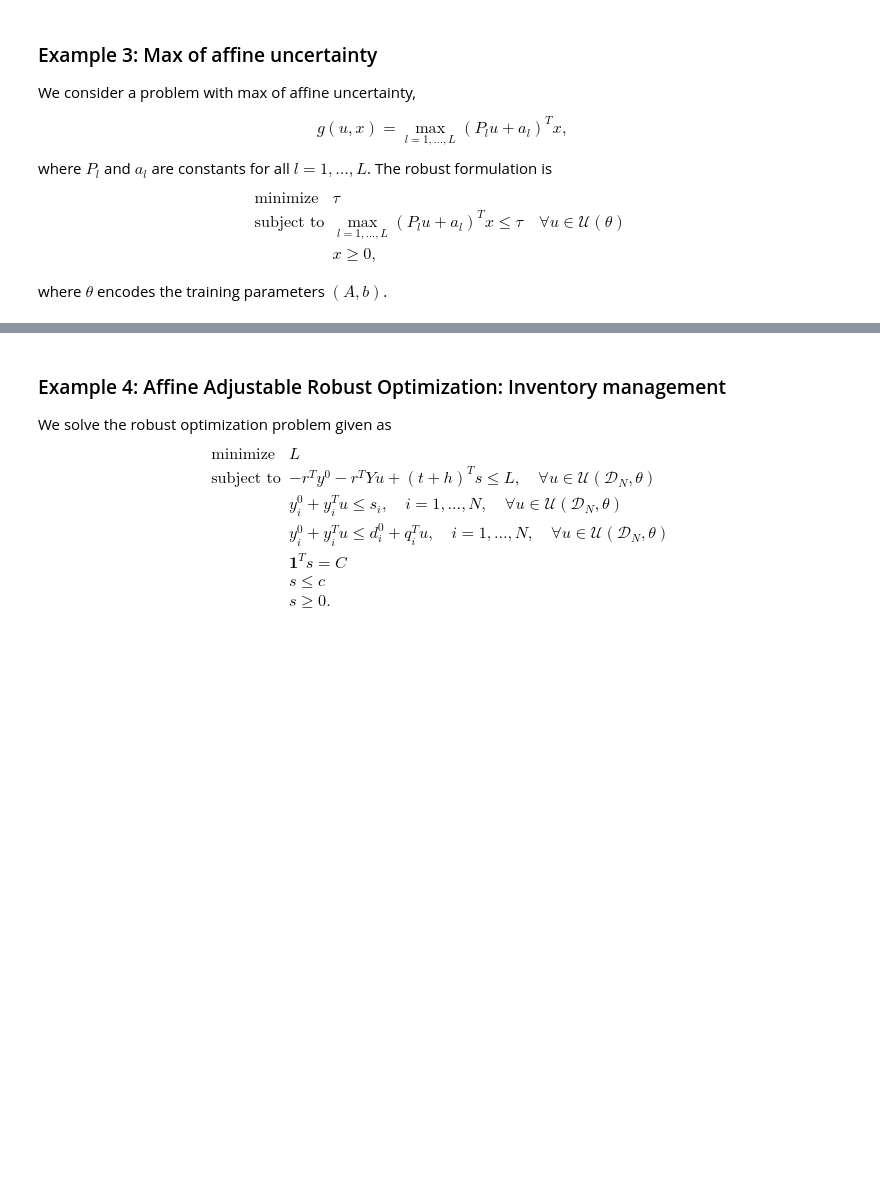
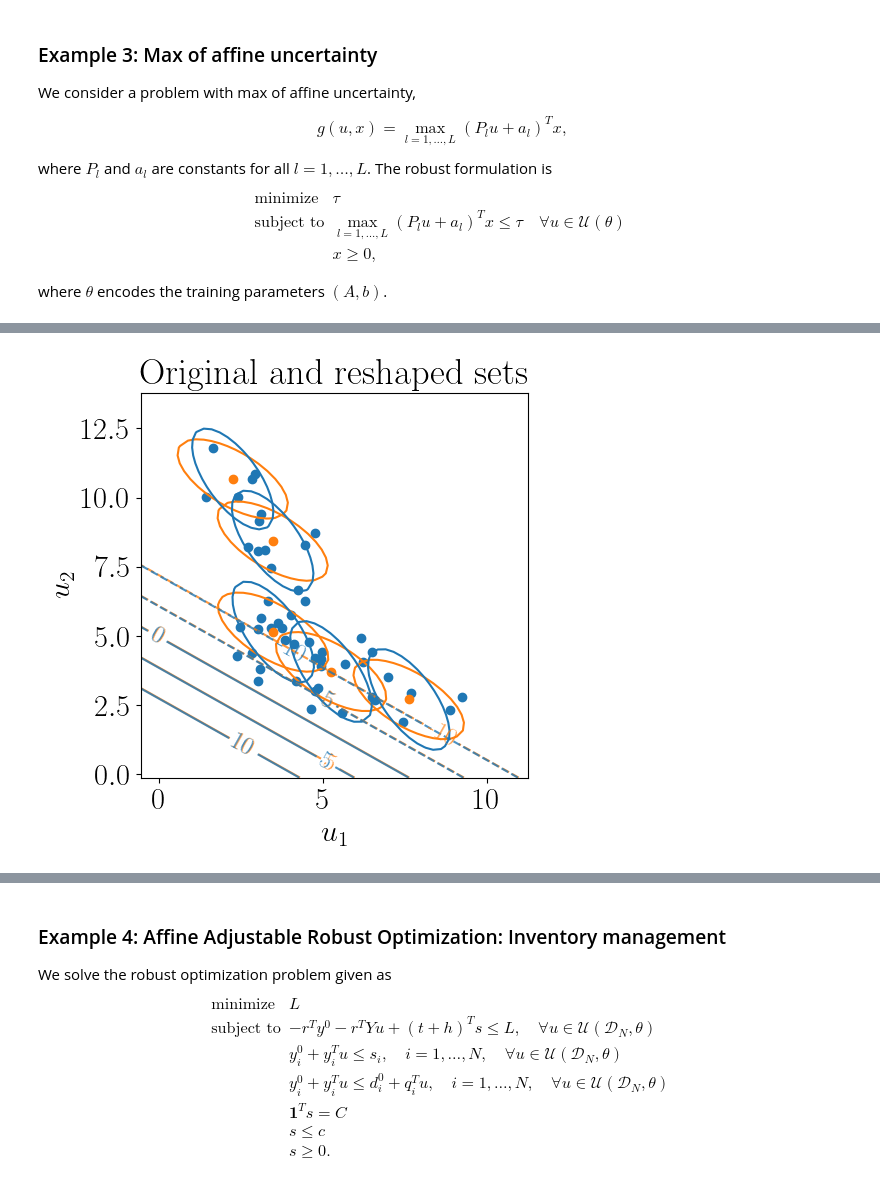
Before and after one commit to stellatogrp/lropt, a Jupyter notebook: examples/experiments/tutorial_learning.ipynb, the cells around one changed output, grey strips where cells are left out. Drawn from its saved outputs; the diff is of its cells as text; code cells hidden in the pictures; blank space fills up the shorter version.

```diff
--- a/examples/experiments/tutorial_learning.ipynb
+++ b/examples/experiments/tutorial_learning.ipynb
@@ -475,0 +477,80 @@ x_opt_learned,x_opt_base,t_learned, t_base
+# %%
+def fmt(x):
+    s = f"{x:.1f}"
+    if s.endswith("0"):
+        s = f"{x:.0f}"
+    return rf"{s}" if plt.rcParams["text.usetex"] else f"{s}"
+
+plt.figure(figsize=(5, 5))
+num_p = 50
+offset = 2
+x_min, x_max = np.min(data[:,0]) - offset, np.max(data[:,0]) + offset
+y_min, y_max = np.min(data[:,1]) - offset, np.max(data[:,1]) + offset
+X = np.linspace(x_min,x_max,num_p)
+Y = np.linspace(y_min,y_max,num_p)
+x,y = np.meshgrid(X,Y)
+# Z values as a matrix
+fin_set = {}
+init_set = {}
+for k_ind in range(K):
+    fin_set[k_ind] = np.zeros((num_p,num_p))
+for k_ind in range(K):
+    init_set[k_ind] = np.zeros((num_p,num_p))
+
+# init_set = np.zeros((num_p,num_p))
+g_level_learned = np.zeros((num_p,num_p))
+g_level_base = np.zeros((num_p,num_p))
+
+# # Populate Z Values (a 7x7 matrix) - For a circle x^2+y^2=z
+# for i in range(num_p):
+#     for j in range(num_p):
+#         u_vec = [x[i,j], y[i,j]]
+#         fin_set[i,j] = np.linalg.norm(A_fin@ u_vec  + b_fin)
+#         init_set[i,j] = np.linalg.norm(init@ u_vec + init_b)
+#         g_level_learned[i,j] = np.maximum(k @ x_opt_learned - p @ x_opt_learned, k @ x_opt_learned - p @ u_vec)
+#         g_level_base[i,j] = np.maximum(k @ x_opt_base - p @ x_opt_base, k @ x_opt_base - p @ u_vec)
+
+# Populate Z Values (a 7x7 matrix) - For a circle x^2+y^2=z
+for i in range(num_p):
+    for j in range(num_p):
+        u_vec = [x[i,j], y[i,j]]
+        for k_ind in range(K):
+            fin_set[k_ind][i,j] = np.linalg.norm(A_fin[k_ind*n:(k_ind+1)*n, 0:n]@ u_vec  - A_fin[k_ind*n:(k_ind+1)*n, 0:n]@u.uncertainty_set.Dbar[k_ind])
+
+        for k_ind in range(K):
+            init_set[k_ind][i,j] = np.linalg.norm(result3.A[k_ind*n:(k_ind+1)*n, 0:n]@ u_vec  - result3.A[k_ind*n:(k_ind+1)*n, 0:n]@u.uncertainty_set.Dbar[k_ind])
+        # init_set[i,j] = np.linalg.norm(init@ u_vec - init@np.mean(data, axis = 0))
+        g_level_learned[i,j] = np.maximum(k @ x_opt_learned - p @ x_opt_learned, k @ x_opt_learned - p @ u_vec)
+        g_level_base[i,j] = np.maximum(k @ x_opt_base - p @ x_opt_base, k @ x_opt_base - p @ u_vec)
+
+
+plt.title("Original and reshaped sets")
+# Set x axis label for the contour plot
+plt.xlabel(r"$u_1$")
+# Set y axis label for the contour plot
+import seaborn as sns
+plt.ylabel(r"$u_2$")
+# plt.ylim(-20,40)
+# plt.xlim(-20,40)
+for k_ind in range(K):
+    plt.contour(x,y,fin_set[k_ind], [1], colors = ["tab:orange"])
+for k_ind in range(K):
+    plt.contour(x,y,init_set[k_ind], [1], colors = ["tab:blue"])
+
+# plt.contour(x,y,init_set, [1], colors = ["tab:blue"])
+# plt.pcolormesh(g_level_learned, alpha = 0.5)
+# plt.pcolormesh(g_level_base, alpha = 0.5)
+# plt.contour(x,y,g_level_learned, [t_learned], colors = ["tab:orange"], labels = [-1])
+# plt.contour(x,y,g_level_base, [t_base], colors = ["tab:blue"])
+
+a = plt.contour(x,y,g_level_learned, np.arange(-10,12,5), colors = ["tab:orange"], alpha = 0.8)
+b = plt.contour(x,y,g_level_base, np.arange(-10,12,5), colors = ["tab:blue"],alpha = 0.8)
+
+plt.clabel(a, a.levels, inline=True, fmt=fmt, fontsize=18)
+plt.clabel(b, b.levels, inline=True, fmt=fmt, fontsize=18)
+plt.scatter(data[:,0],data[:,1])
+plt.scatter(u.uncertainty_set.Dbar[:,0], u.uncertainty_set.Dbar[:,1])
+plt.savefig("Reshaped1.pdf", bbox_inches='tight')
+plt.show()
+# %% [output]
+[figure, added]
```
Also changed, not shown: parts of 23 cells of this notebook, 30 other files.
